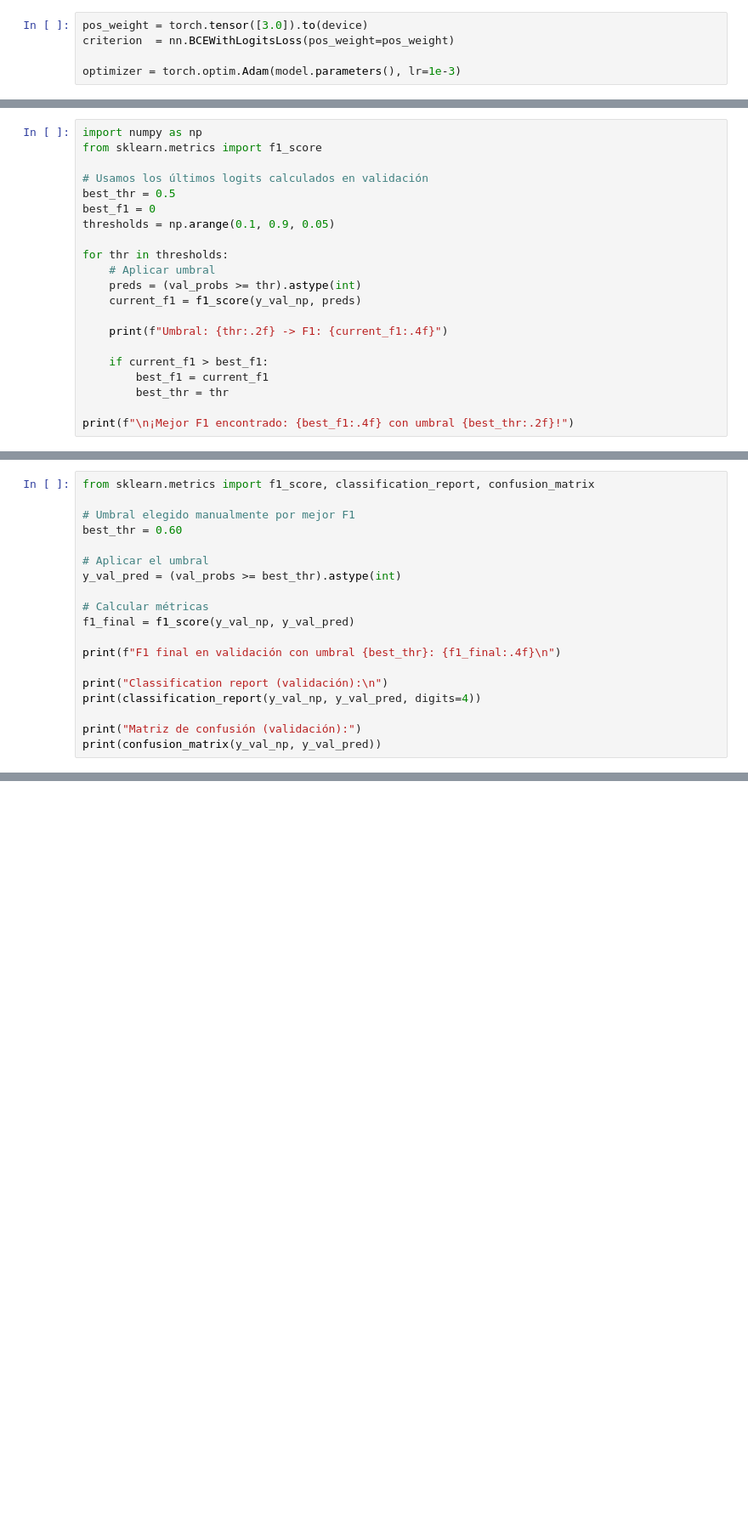
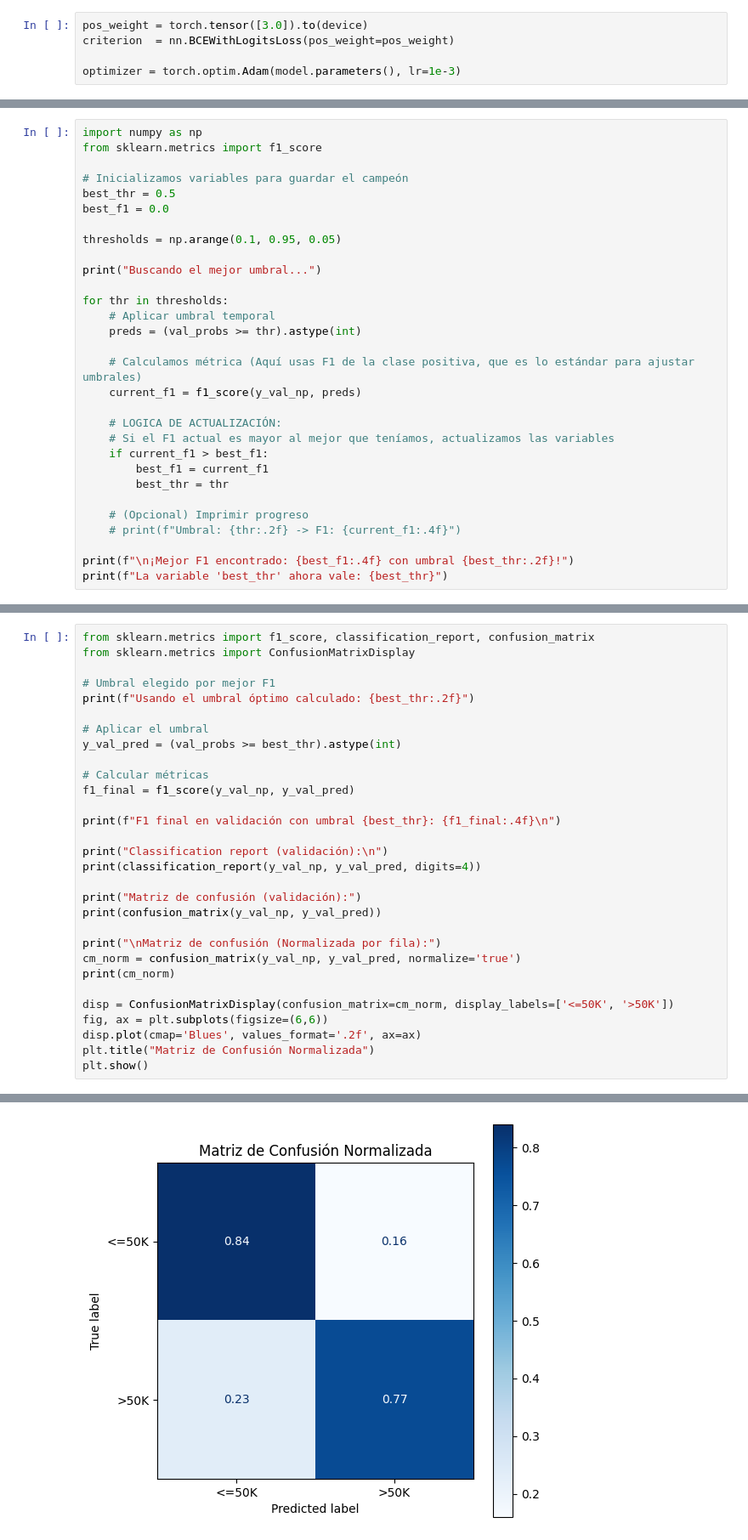
Before and after one commit to jbrazonath/TP_AP, a Jupyter notebook: BRAZON-JOSMAR-DL-TP2-Co22.ipynb, the cells around one changed output, grey strips where cells are left out. Shown at 85% size. Cells and saved outputs as stored; diff of their text form; blank space fills up the shorter version.

```diff
--- a/BRAZON-JOSMAR-DL-TP2-Co22.ipynb
+++ b/BRAZON-JOSMAR-DL-TP2-Co22.ipynb
@@ -699,21 +718,30 @@ Epoch 20 loss_tr: 0.5837  loss_val: 0.6072 acc_tr: 0.799  acc_val: 0.785 f1_tr:
 import numpy as np
 from sklearn.metrics import f1_score
 
-# Usamos los últimos logits calculados en validación
+# Inicializamos variables para guardar el campeón
 best_thr = 0.5
-best_f1 = 0
-thresholds = np.arange(0.1, 0.9, 0.05)
+best_f1 = 0.0
+
+thresholds = np.arange(0.1, 0.95, 0.05)
+
+print("Buscando el mejor umbral...")
 
 for thr in thresholds:
-    # Aplicar umbral
+    # Aplicar umbral temporal
     preds = (val_probs >= thr).astype(int)
+
+    # Calculamos métrica (Aquí usas F1 de la clase positiva, que es lo estándar para ajustar umbrales)
     current_f1 = f1_score(y_val_np, preds)
 
-    print(f"Umbral: {thr:.2f} -> F1: {current_f1:.4f}")
-
+    # LOGICA DE ACTUALIZACIÓN:
+    # Si el F1 actual es mayor al mejor que teníamos, actualizamos las variables
     if current_f1 > best_f1:
         best_f1 = current_f1
         best_thr = thr
 
+    # (Opcional) Imprimir progreso
+    # print(f"Umbral: {thr:.2f} -> F1: {current_f1:.4f}")
+
 print(f"\n¡Mejor F1 encontrado: {best_f1:.4f} con umbral {best_thr:.2f}!")
+print(f"La variable 'best_thr' ahora vale: {best_thr}")
 # %% [output]
@@ -740,8 +754,9 @@ Dado que el dataset está desbalanceado, el umbral por defecto (0.5) no necesari
 # %%
 from sklearn.metrics import f1_score, classification_report, confusion_matrix
+from sklearn.metrics import ConfusionMatrixDisplay
 
-# Umbral elegido manualmente por mejor F1
-best_thr = 0.60
+# Umbral elegido por mejor F1
+print(f"Usando el umbral óptimo calculado: {best_thr:.2f}")
 
 # Aplicar el umbral
 y_val_pred = (val_probs >= best_thr).astype(int)
@@ -756,4 +771,14 @@ print(classification_report(y_val_np, y_val_pred, digits=4))
 
 print("Matriz de confusión (validación):")
 print(confusion_matrix(y_val_np, y_val_pred))
+
+print("\nMatriz de confusión (Normalizada por fila):")
+cm_norm = confusion_matrix(y_val_np, y_val_pred, normalize='true')
+print(cm_norm)
+
+disp = ConfusionMatrixDisplay(confusion_matrix=cm_norm, display_labels=['<=50K', '>50K'])
+fig, ax = plt.subplots(figsize=(6,6))
+disp.plot(cmap='Blues', values_format='.2f', ax=ax)
+plt.title("Matriz de Confusión Normalizada")
+plt.show()
 # %% [output]
@@ -776,3 +802,4 @@ Matriz de confusión (validación):
+[figure, added]
 # %%
 import matplotlib.pyplot as plt
 
```
Also changed, not shown: parts of 6 cells of this notebook.
